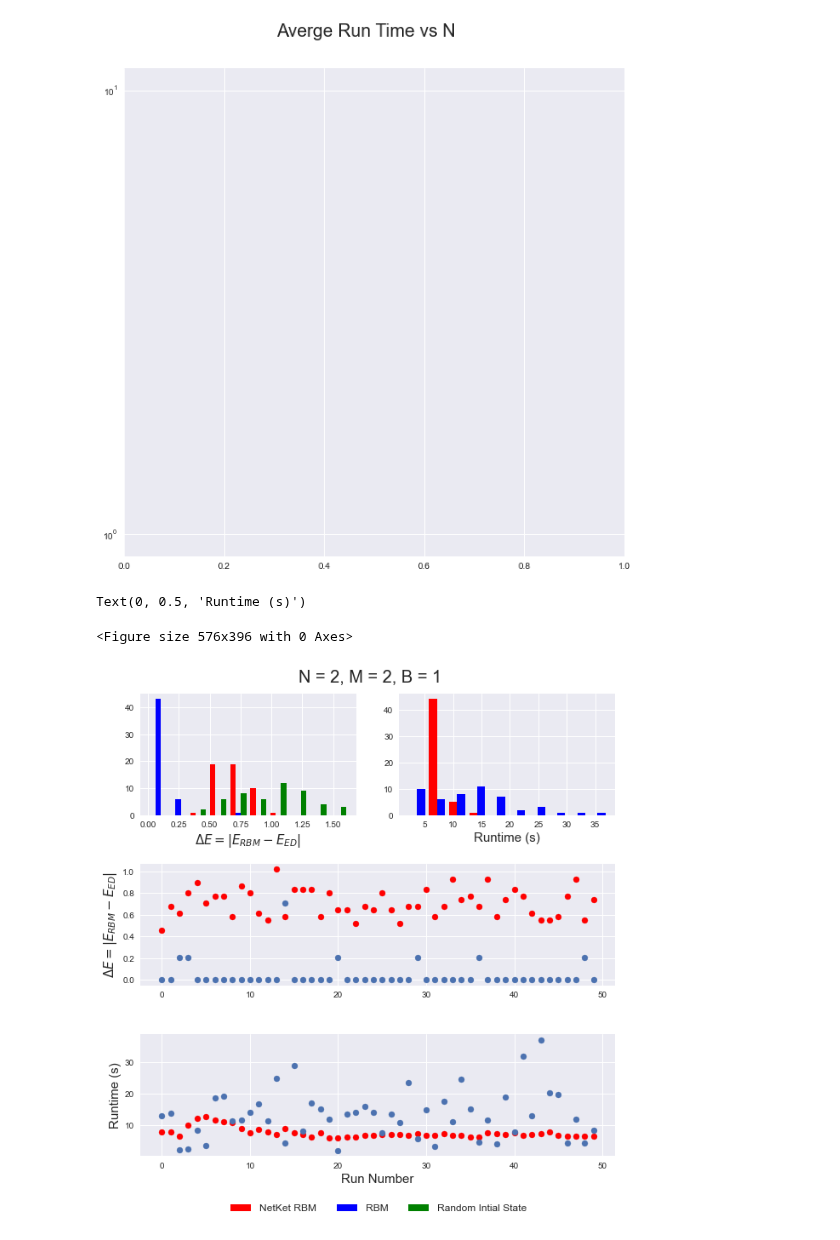
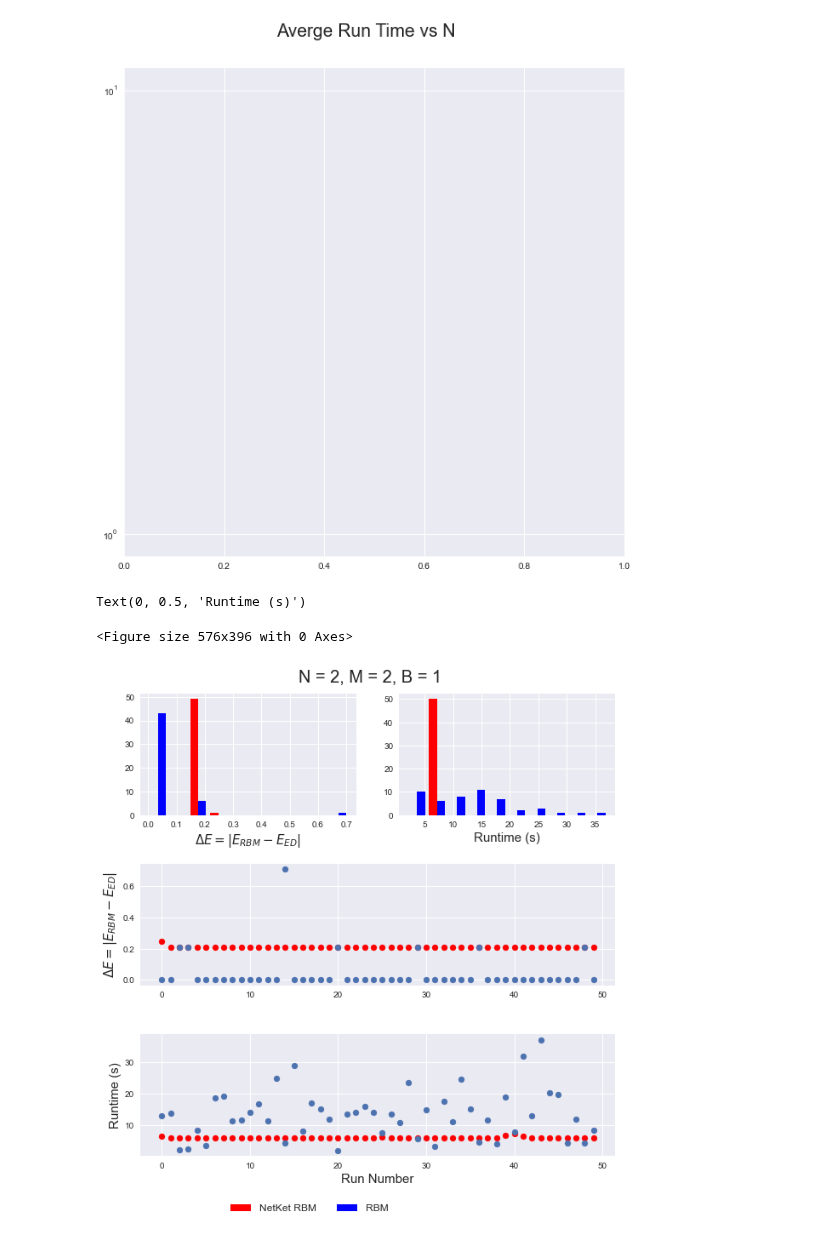
Before and after one commit to aorfi/Phys459, a Jupyter notebook: Reading Files.ipynb, the cells around one changed output. Cells and saved outputs as stored; diff of their text form; code cells hidden in the pictures.

```diff
--- a/Reading Files.ipynb
+++ b/Reading Files.ipynb
@@ -53,18 +53,11 @@ for i in range(3):
         time.append(cgdTime)
         lengths.append(length)
 # %%
-dataLocation = 'Data/06-11-20/NetKetN2M2.json'
+dataLocation = 'Data/06-15-20/NetKetN2M2.json'
 saved = []
 with open(dataLocation) as file:
     for line in file:
         saved.append(json.loads(line))
 nkEngErr, nkRunTime = saved
-
-dataLocation = 'Data/06-11-20/RandomN2M2.json'
-saved = []
-with open(dataLocation) as file:
-    for line in file:
-        saved.append(json.loads(line))
-ranEngErr = saved
 # %%
 print(len(nkEngErr))
@@ -324,10 +315,10 @@ NameError: name 'edTimeNumpy' is not defined
 # %%
 index = 1
 
-allEngErr = [nkEngErr,engErr[index],ranEngErr]
+allEngErr = [nkEngErr,engErr[index]]
 allRunTime = [nkRunTime,time[index]]
 
-labels = ['NetKet RBM', 'RBM', 'Random Intial State']
+labels = ['NetKet RBM', 'RBM']
 colors = ['red','blue']
 
 hisIt= np.arange(len(nkEngErr))
@@ -342,34 +333,34 @@ ttl.set_position([.5, 0.92])
 
 
 ax2 = plt.subplot(gs[0, 0])
-ax2.hist(allEngErr, bins=10, color = ['red','blue','green'], label=labels)
+ax2.hist(allEngErr, bins=10, color = colors, label=labels)
 ax2.set_xlabel("$\Delta E = |E_{RBM}-E_{ED}|$",size = 15)
 
 
 
 
 
 ax3 = plt.subplot(gs[0, 1])
 ax3.hist(allRunTime, bins=10, color = colors)
 ax3.set_xlabel("Runtime (s)",size = 15)
 
 
 
 ax4 = plt.subplot(gs[1, :])
 ax4.scatter(hisIt,nkEngErr, color = 'red')
 ax4.scatter(hisIt,engErr[index])
 #ax4.set_ylim([-0.000005,0.000005])
 ax4 .set_ylabel("$\Delta E = |E_{RBM}-E_{ED}|$", size = 15)
 
 
 ax2.legend(labels, loc = (0.4, -3.3),fontsize = 12,ncol=3)
 
 ax5 = plt.subplot(gs[2, :])
 ax5.scatter(hisIt,nkRunTime, color = 'red')
 ax5.scatter(hisIt,time[index])
 ax5.set_xlabel("Run Number",size = 15)
 ax5 .set_ylabel("Runtime (s)", size = 15)
 # %% [output]
 Text(0, 0.5, 'Runtime (s)')
 <Figure size 576x396 with 0 Axes>
-[figure, old version]
+[figure, new version]
```
Also changed, not shown: parts of 1 cell of this notebook, 6 other files.
